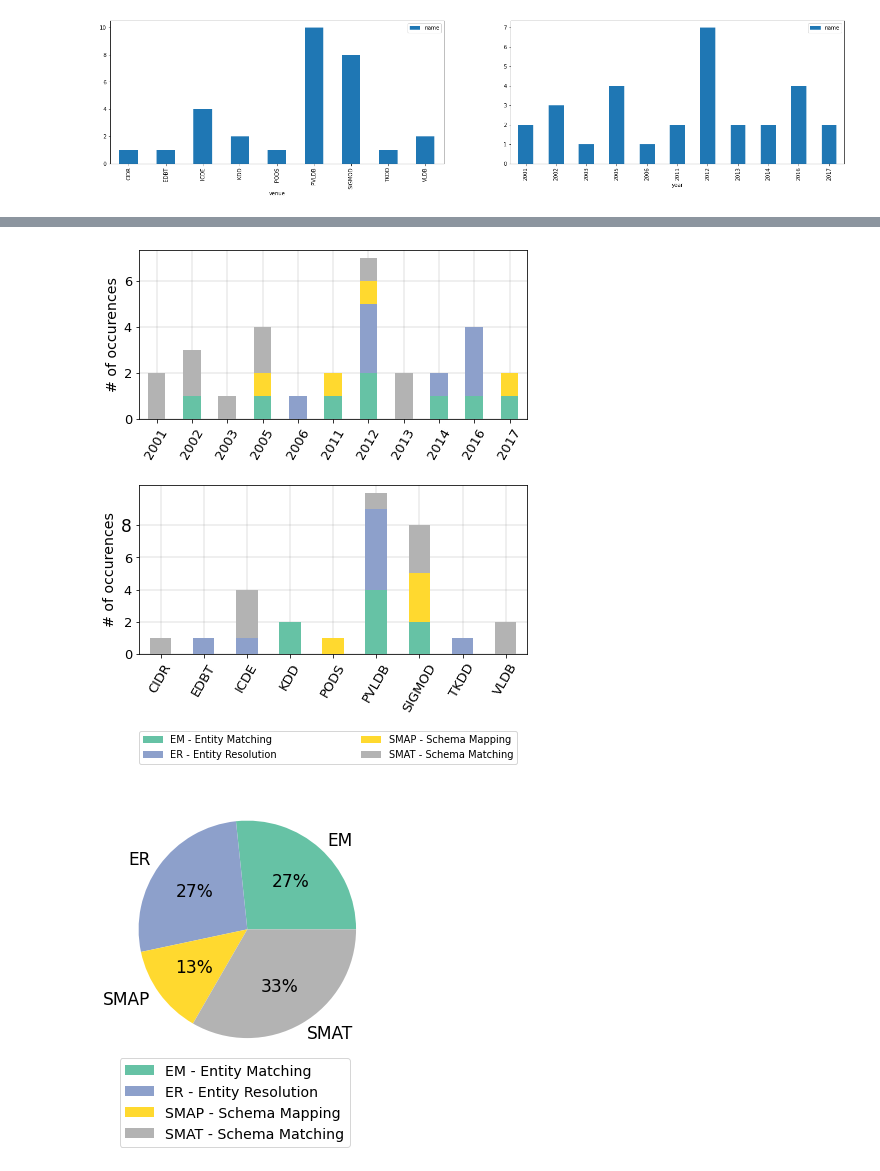
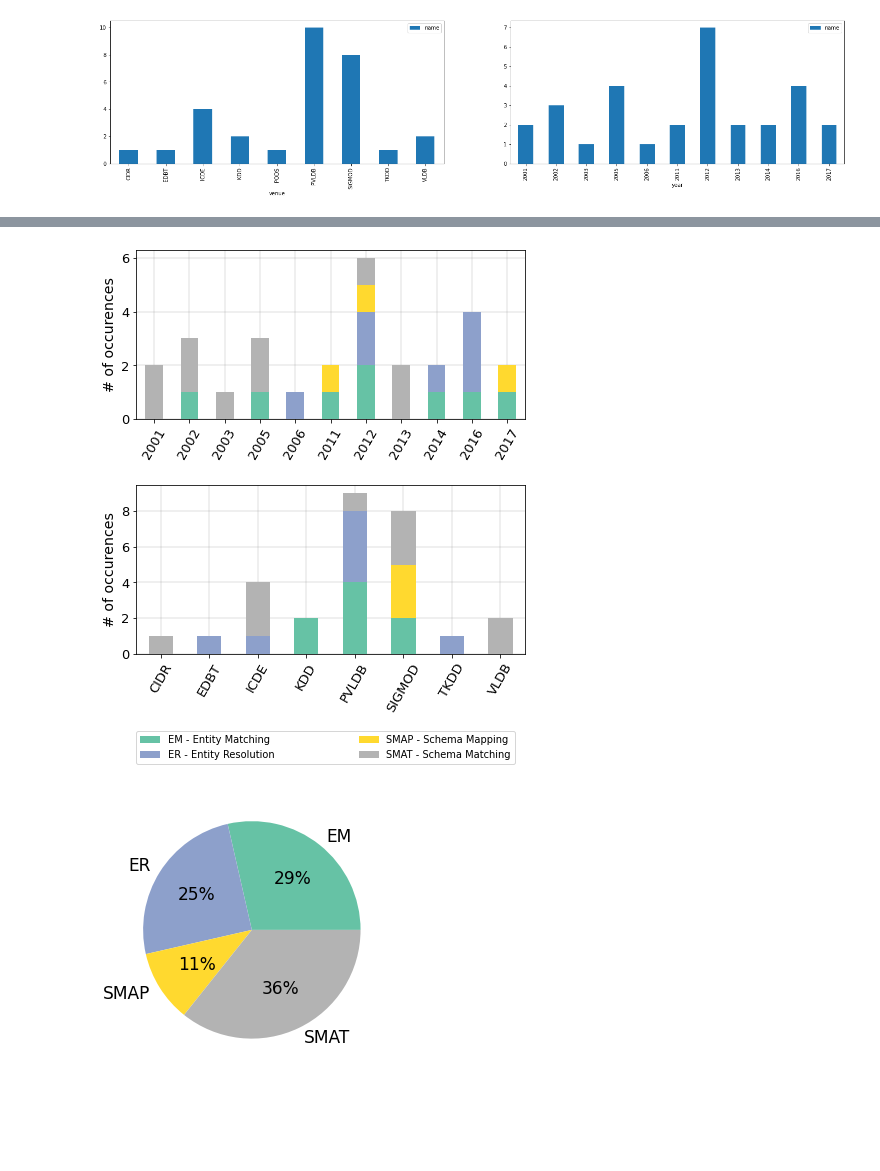
Before and after one commit to delftdata/reproducibility-matching-tasks, a Jupyter notebook: Process data.ipynb, the cells around one changed output, grey strips where cells are left out. Cells and saved outputs as stored; diff of their text form; code cells hidden in the pictures; blank space fills up the shorter version.

```diff
--- a/Process data.ipynb
+++ b/Process data.ipynb
@@ -10,7 +10,7 @@ from matplotlib.cm import get_cmap
 from matplotlib.gridspec import GridSpec
 # %%
 url = 'https://docs.google.com/spreadsheets/d/1b3FXkZw8Vi5j9aCXeQElq08aSglCZ7A6AzHz_rPTU5U/edit#gid=1908014063'
-data_path = 'dataset2.csv'
+data_path = 'datasets/dataset4.csv'
 
 cmap = get_cmap('Set2')
 # %%
@@ -242,22 +242,22 @@ axis2.legend(h, labels, loc=(0, -0.65), ncol=2, fontsize='xx-small', mode='expan
 
 plt.savefig('plots/distribution-venue-year.pdf', dpi=300, bbox_inches = "tight")
 # %% [output]
-[figure, old version]
+[figure, new version]
 # %%
 plt.figure(figsize=(25, 5))
 
 axis = df.groupby('task')['name'].aggregate('count').plot.pie(autopct='%1.0f%%', colormap=cmap)
 
 axis.set_ylabel('')
 
-h, l = axis.get_legend_handles_labels()
-labels = ['EM - Entity Matching', 'ER - Entity Resolution', 'SMAP - Schema Mapping', 'SMAT - Schema Matching']
+# h, l = axis.get_legend_handles_labels()
+# labels = ['EM - Entity Matching', 'ER - Entity Resolution', 'SMAP - Schema Mapping', 'SMAT - Schema Matching']
 
-axis.legend(h, labels, loc=(0.03, -0.3), ncol=1, fontsize='small')
+# axis.legend(h, labels, loc=(0.03, -0.3), ncol=1, fontsize='small')
 
 plt.savefig('plots/distribution-papers.pdf', dpi=300, bbox_inches = "tight")
 # %% [output]
-[figure, old version]
+[figure, new version]
 # %%
 em = grouped_df[grouped_df['task'] == 'EM'].drop(['task'], axis=1)
 er = grouped_df[grouped_df['task'] == 'ER'].drop(['task'], axis=1)
```
Also changed, not shown: parts of 11 cells of this notebook, 12 other files.
